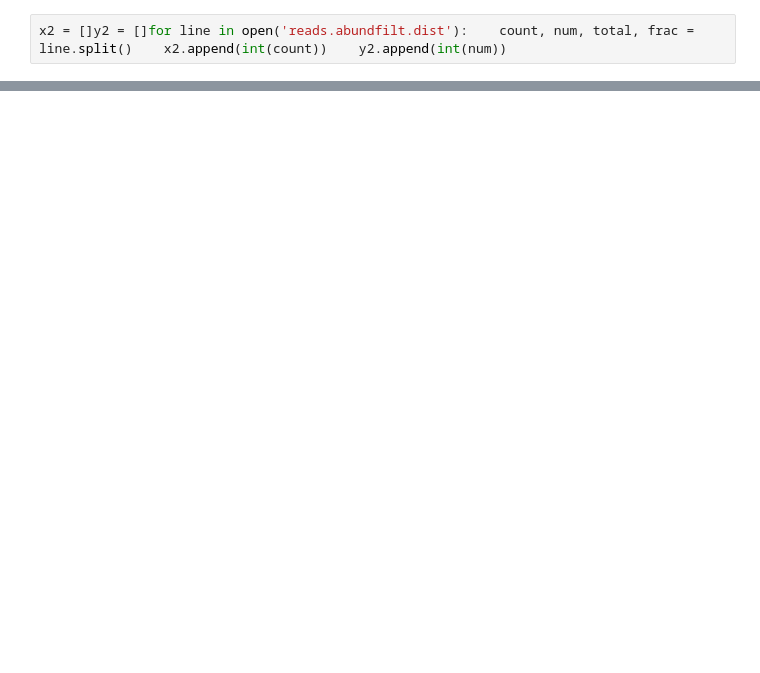
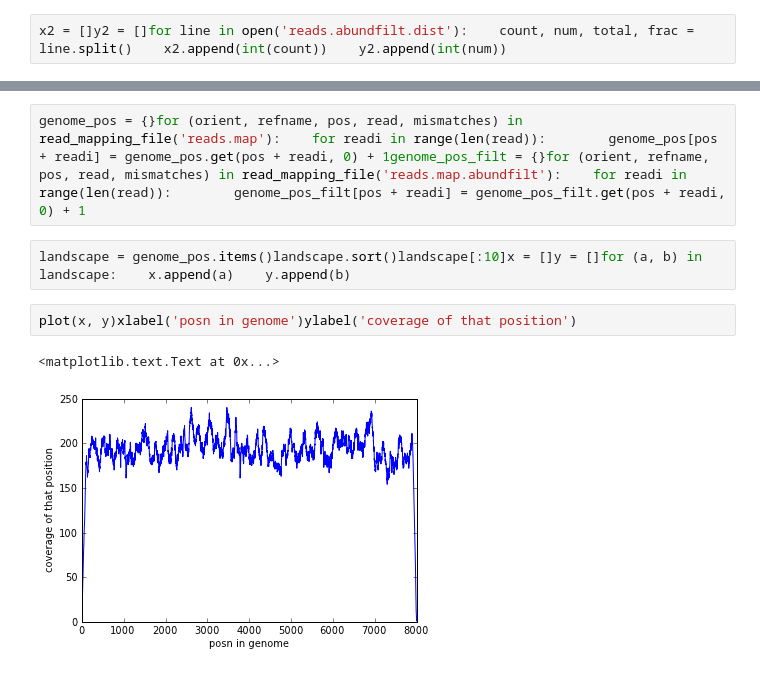
Before and after one commit to PhilWa/ngs-notebooks, a Jupyter notebook: ngs-44-kmer-distributions.ipynb, the cells around one changed output, grey strips where cells are left out. Cells and saved outputs as stored; diff of their text form; blank space fills up the shorter version.

```diff
--- a/ngs-44-kmer-distributions.ipynb
+++ b/ngs-44-kmer-distributions.ipynb
@@ -42,0 +113,9 @@ plot(x, y)plot(x2, y2)axis(ymax=500)legend(['unfiltered reads', 'filter @ 1 read
+# %%
+genome_pos = {}for (orient, refname, pos, read, mismatches) in read_mapping_file('reads.map'):    for readi in range(len(read)):        genome_pos[pos + readi] = genome_pos.get(pos + readi, 0) + 1genome_pos_filt = {}for (orient, refname, pos, read, mismatches) in read_mapping_file('reads.map.abundfilt'):    for readi in range(len(read)):        genome_pos_filt[pos + readi] = genome_pos_filt.get(pos + readi, 0) + 1
+# %%
+landscape = genome_pos.items()landscape.sort()landscape[:10]x = []y = []for (a, b) in landscape:    x.append(a)    y.append(b)
+# %%
+plot(x, y)xlabel('posn in genome')ylabel('coverage of that position')
+# %% [output]
+<matplotlib.text.Text at 0x...>
+[figure, added]
```
Also changed, not shown: parts of 41 cells of this notebook.
